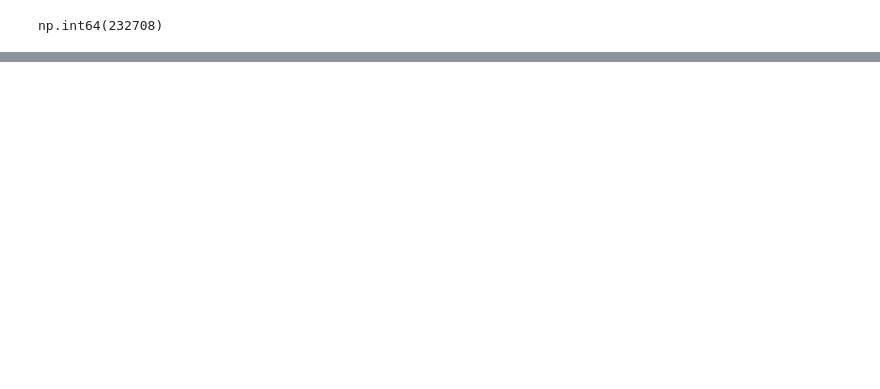
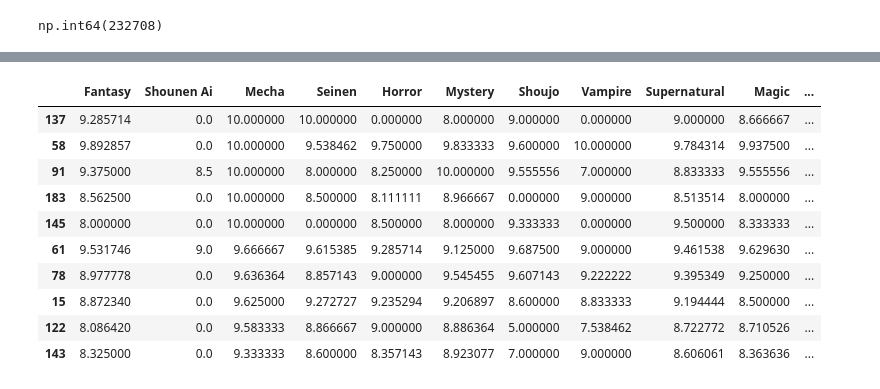
Before and after one commit to Rxsengxn/examine-anime-dataset, a Jupyter notebook: selge.ipynb, the cells around one changed output, grey strips where cells are left out. Cells and saved outputs as stored; diff of their text form; code cells hidden in the pictures; blank space fills up the shorter version.

```diff
--- a/selge.ipynb
+++ b/selge.ipynb
@@ -285,0 +425,18 @@ np.int64(232708)
+# %%
+out = pd.read_csv("user_analyse.csv")
+# %%
+pd.set_option('display.max_rows', None)
+pd.set_option('display.max_columns', None)
+out.sort_values("Mecha", ascending=False).head(10)
+# %% [output]
+|  | Fantasy | Shounen Ai | Mecha | Seinen | Horror | Mystery | Shoujo | Vampire | Supernatural | Magic | ... |
+| 137 | 9.285714 | 0.0 | 10.000000 | 10.000000 | 0.000000 | 8.000000 | 9.000000 | 0.000000 | 9.000000 | 8.666667 | ... |
+| 58 | 9.892857 | 0.0 | 10.000000 | 9.538462 | 9.750000 | 9.833333 | 9.600000 | 10.000000 | 9.784314 | 9.937500 | ... |
+| 91 | 9.375000 | 8.5 | 10.000000 | 8.000000 | 8.250000 | 10.000000 | 9.555556 | 7.000000 | 8.833333 | 9.555556 | ... |
+| 183 | 8.562500 | 0.0 | 10.000000 | 8.500000 | 8.111111 | 8.966667 | 0.000000 | 9.000000 | 8.513514 | 8.000000 | ... |
+| 145 | 8.000000 | 0.0 | 10.000000 | 0.000000 | 8.500000 | 8.000000 | 9.333333 | 0.000000 | 9.500000 | 8.333333 | ... |
+| 61 | 9.531746 | 9.0 | 9.666667 | 9.615385 | 9.285714 | 9.125000 | 9.687500 | 9.000000 | 9.461538 | 9.629630 | ... |
+| 78 | 8.977778 | 0.0 | 9.636364 | 8.857143 | 9.000000 | 9.545455 | 9.607143 | 9.222222 | 9.395349 | 9.250000 | ... |
+| 15 | 8.872340 | 0.0 | 9.625000 | 9.272727 | 9.235294 | 9.206897 | 8.600000 | 8.833333 | 9.194444 | 8.500000 | ... |
+| 122 | 8.086420 | 0.0 | 9.583333 | 8.866667 | 9.000000 | 8.886364 | 5.000000 | 7.538462 | 8.722772 | 8.710526 | ... |
+| 143 | 8.325000 | 0.0 | 9.333333 | 8.600000 | 8.357143 | 8.923077 | 7.000000 | 9.000000 | 8.606061 | 8.363636 | ... |
```
Also changed, not shown: parts of 10 cells of this notebook.
